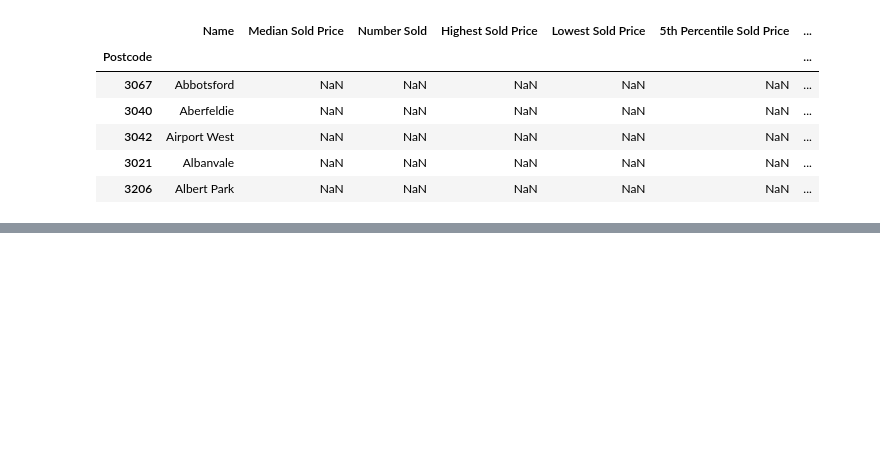
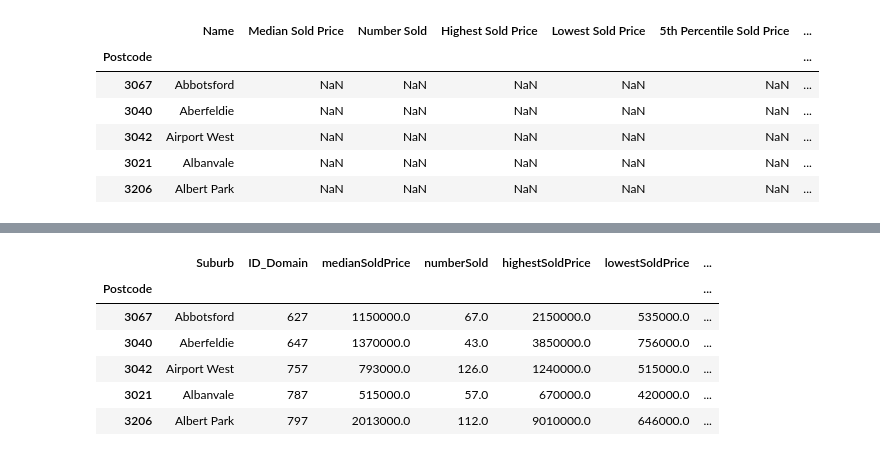
Before and after one commit to therese-reed/Project1_Realestate_Analysis, a Jupyter notebook: Acquire_data.ipynb, the cells around one changed output, grey strips where cells are left out. Saved outputs shown, nothing was run; the diff lists cells and outputs as text; code cells hidden in the pictures; blank space fills up the shorter version.

```diff
--- a/Acquire_data.ipynb
+++ b/Acquire_data.ipynb
@@ -136,3 +135,6 @@ yearly_data_2021.head()
 | 3042 | Airport West | NaN | NaN | NaN | NaN | NaN | ... |
 | 3021 | Albanvale | NaN | NaN | NaN | NaN | NaN | ... |
 | 3206 | Albert Park | NaN | NaN | NaN | NaN | NaN | ... |
+# %%
+postcode_list_clean = city_id_clean["Postcode"].tolist()
+postcode_list_clean
@@ -149,30 +169,32 @@ response = requests.post(auth_url, data = {
                             })
 json_res = response.json()
 access_token=json_res['access_token']
+auth = {'Authorization':'Bearer ' + access_token}
 i = 0
 for suburb in suburb_dataset['Suburb']:
     postcode_number = postcode_list_clean[i]
+    print(postcode_number)
     url_sale = f'https://api.domain.com.au/sandbox/v2/suburbPerformanceStatistics/VIC/{suburb}/{postcode_number}?'
-    auth = {'Authorization':'Bearer ' + access_token}
     params = {"propertyCategory" : "House",
              "periodSize" : "years",
              "startingPeriodRelativeToCurrent":1,
              "totalPeriods":3}
-    res2 = requests.get(url_sale, headers=auth, params = params)
-    s = res2.json()
-    i = i + 1
+    res = requests.get(url_sale, headers=auth, params = params)
+    try:
+        s = res.json()
     #s["series"]["seriesInfo"][0]["values"] represent 2019
     #s["series"]["seriesInfo"][1]["values"] represent 2020
     #s["series"]["seriesInfo"][2]["values"] represent 2021
-    for value in values:
-        try:
-            yearly_data_2019.loc[postcode_number,value] = s["series"]["seriesInfo"][0]["values"][value]
-            yearly_data_2020.loc[postcode_number,value] = s["series"]["seriesInfo"][1]["values"][value]
-            yearly_data_2021.loc[postcode_number,value] = s["series"]["seriesInfo"][2]["values"][value]
-        except:
-            print(f"there is no value in {suburb} of {value}")
-            yearly_data_2019.loc[city_id,value] = "N/A"
-            yearly_data_2020.loc[city_id,value] = "N/A"
-            yearly_data_2021.loc[city_id,value] = "N/A"
-yearly_data_2019.head()
+        for value in values:
+            try:
+                yearly_data_2019.loc[postcode_number,value] = s["series"]["seriesInfo"][0]["values"][value]
+                yearly_data_2020.loc[postcode_number,value] = s["series"]["seriesInfo"][1]["values"][value]
+                yearly_data_2021.loc[postcode_number,value] = s["series"]["seriesInfo"][2]["values"][value]
+                print(f"there is data with in {suburb} of {value}")
+            except JSONDecodeError:
+                print(f"there is no value in {suburb} of {value}")
+                yearly_data_2019.loc[postcode_number,value] = "N/A"
+                yearly_data_2020.loc[postcode_number,value] = "N/A"
+                yearly_data_2021.loc[postcode_number,value] = "N/A"
+    i = i + 1
 # %% [output]
@@ -180,0 +229,10 @@ yearly_data_2019.head()
+# %%
+yearly_data_2020.head()
+# %% [output]
+|  | Suburb | ID_Domain | medianSoldPrice | numberSold | highestSoldPrice | lowestSoldPrice | ... |
+| Postcode |  |  |  |  |  |  | ... |
+| 3067 | Abbotsford | 627 | 1150000.0 | 67.0 | 2150000.0 | 535000.0 | ... |
+| 3040 | Aberfeldie | 647 | 1370000.0 | 43.0 | 3850000.0 | 756000.0 | ... |
+| 3042 | Airport West | 757 | 793000.0 | 126.0 | 1240000.0 | 515000.0 | ... |
+| 3021 | Albanvale | 787 | 515000.0 | 57.0 | 670000.0 | 420000.0 | ... |
+| 3206 | Albert Park | 797 | 2013000.0 | 112.0 | 9010000.0 | 646000.0 | ... |
```
Also changed, not shown: parts of 6 cells of this notebook.
